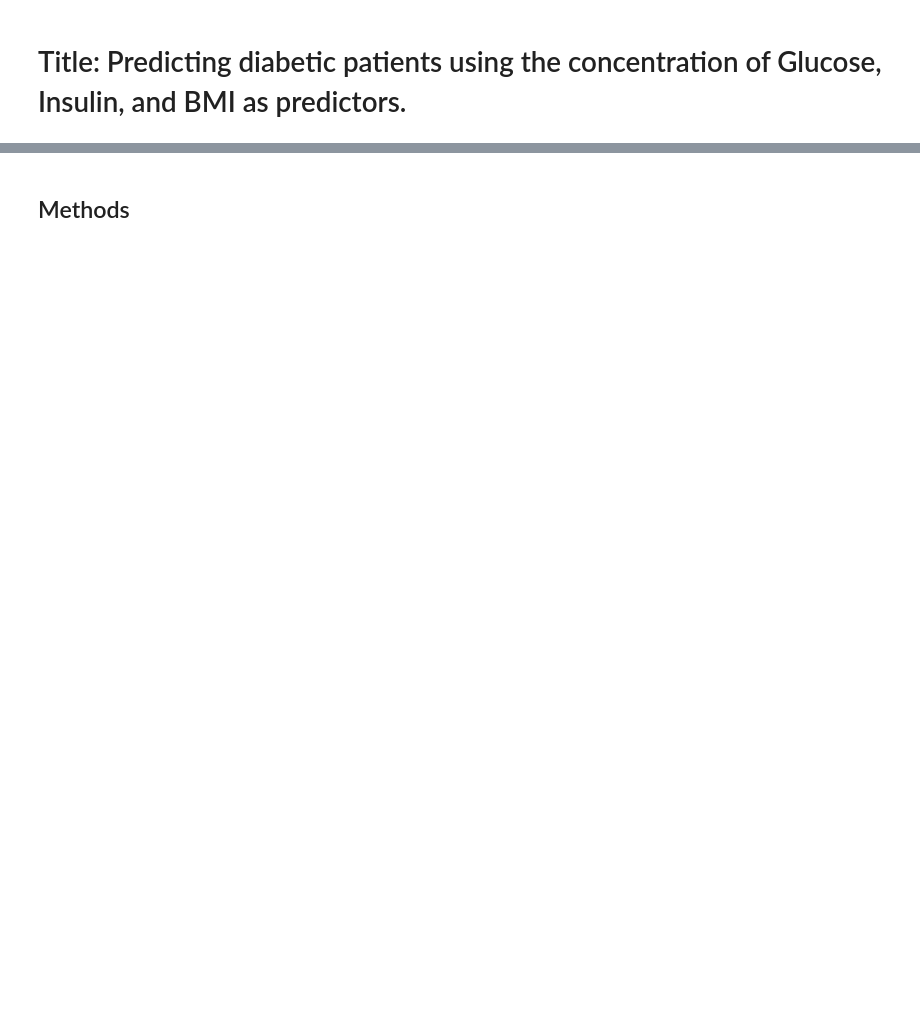
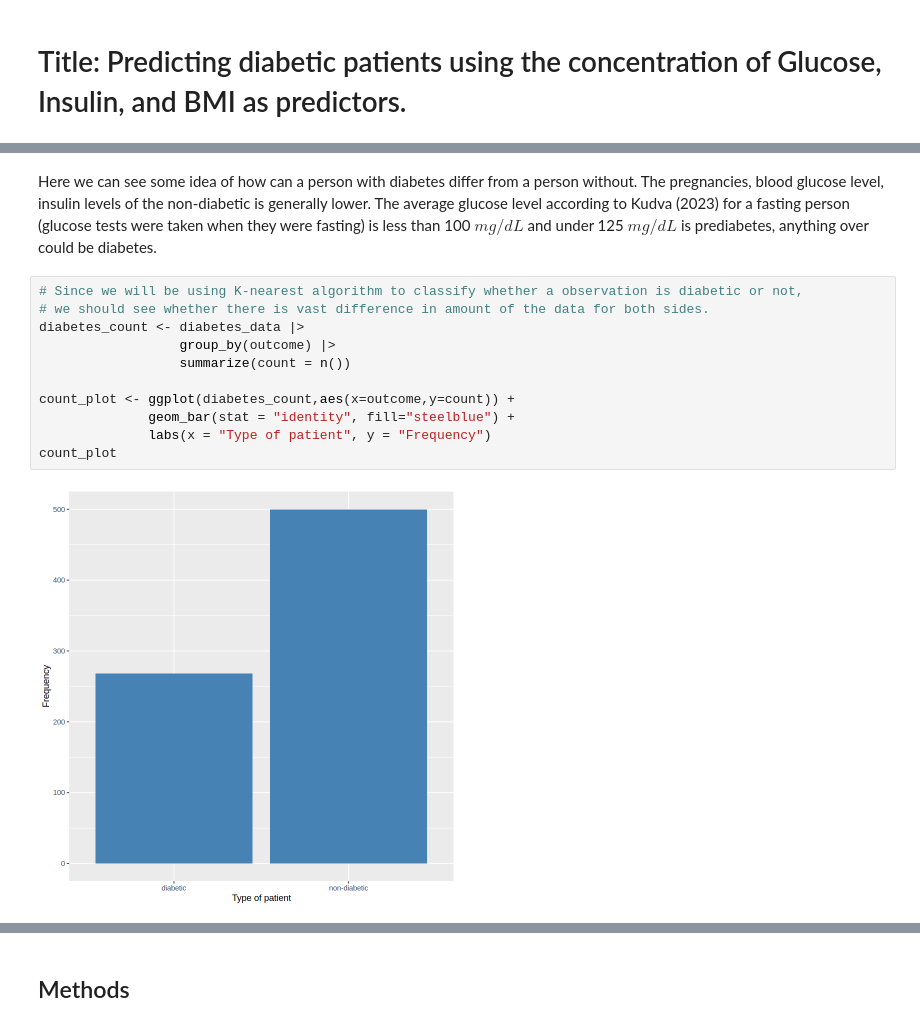
Before and after one commit to narjisaa/dsci-100-2023w1-group-10, a Jupyter notebook: project_proposal.ipynb, the cells around one changed output, grey strips where cells are left out. Drawn from its saved outputs; the diff is of its cells as text; blank space fills up the shorter version.

Commit message:
Finished all the code
Finished exploratory stuff, but am very worried about the word count. I tried minimizing my word count as much as possible, please do the same.

```diff
--- a/project_proposal.ipynb
+++ b/project_proposal.ipynb
@@ -112,0 +148,15 @@ A tibble: 1 × 9
+# %% [markdown]
+Here we can see some idea of how can a person with diabetes differ from a person without. The pregnancies, blood glucose level, insulin levels of the non-diabetic is generally lower. The average glucose level according to Kudva (2023) for a fasting person (glucose tests were taken when they were fasting) is less than 100 $mg/dL$ and under 125 $mg/dL$ is prediabetes, anything over could be diabetes.
+# %%
+# Since we will be using K-nearest algorithm to classify whether a observation is diabetic or not,
+# we should see whether there is vast difference in amount of the data for both sides.
+diabetes_count <- diabetes_data |>
+                  group_by(outcome) |>
+                  summarize(count = n())
+
+count_plot <- ggplot(diabetes_count,aes(x=outcome,y=count)) +
+              geom_bar(stat = "identity", fill="steelblue") +
+              labs(x = "Type of patient", y = "Frequency")
+count_plot
+# %% [output]
+[figure, added]
```
Also changed, not shown: parts of 14 cells of this notebook, 1 other file.
